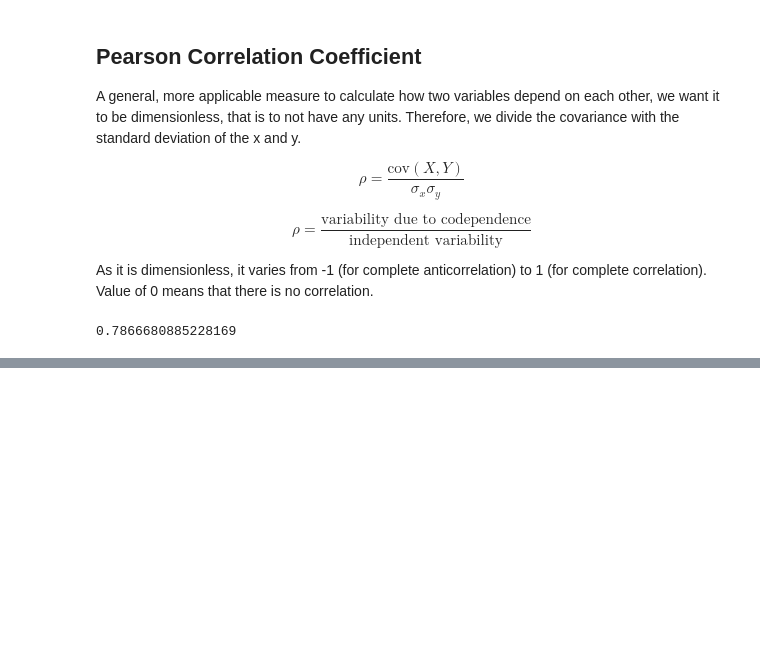
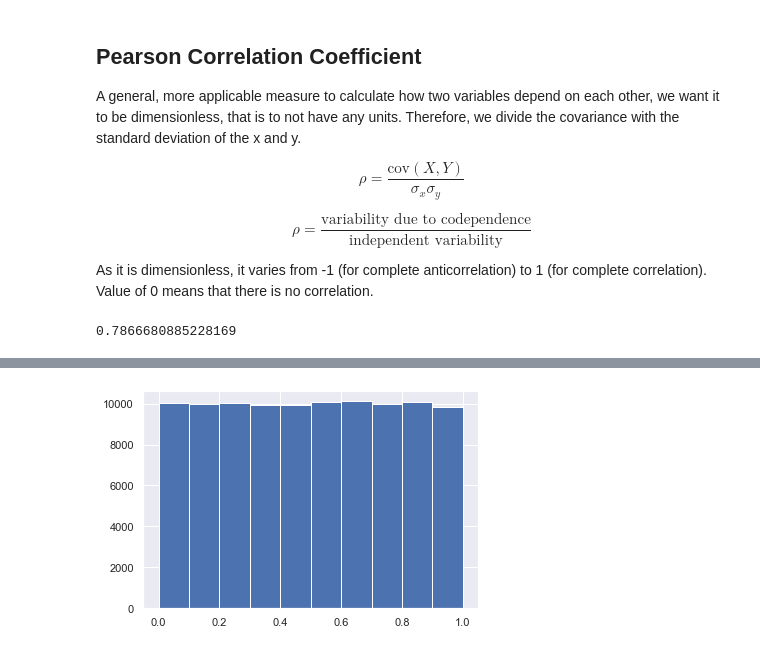
Before and after one commit to mandliya/ml, a Jupyter notebook: courses/statistical_thinking/part1/Statistical_thinking_part_1.ipynb, the cells around one changed output, grey strips where cells are left out. Cells and saved outputs as stored; diff of their text form; code cells hidden in the pictures; blank space fills up the shorter version.

```diff
--- a/courses/statistical_thinking/part1/Statistical_thinking_part_1.ipynb
+++ b/courses/statistical_thinking/part1/Statistical_thinking_part_1.ipynb
@@ -317,0 +334,16 @@ pearson_r(versicolor_petal_length, versicolor_petal_width)
+# %%
+# seed the random generator
+np.random.seed(42)
+
+# Intialize a 100,000 random numbers
+random_numbers = np.empty(100000)
+
+# Generate random numbers
+for i in range(100000):
+    random_numbers[i] = np.random.random()
+
+# plot the histogram
+_ = plt.hist(random_numbers)
+_ = plt.show()
+# %% [output]
+[figure, added]
```
Also changed, not shown: parts of 5 cells of this notebook, 2 other files.
